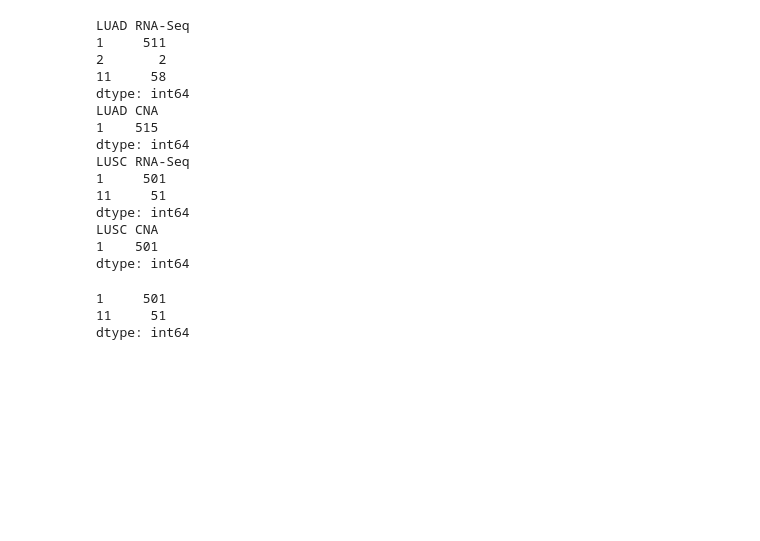
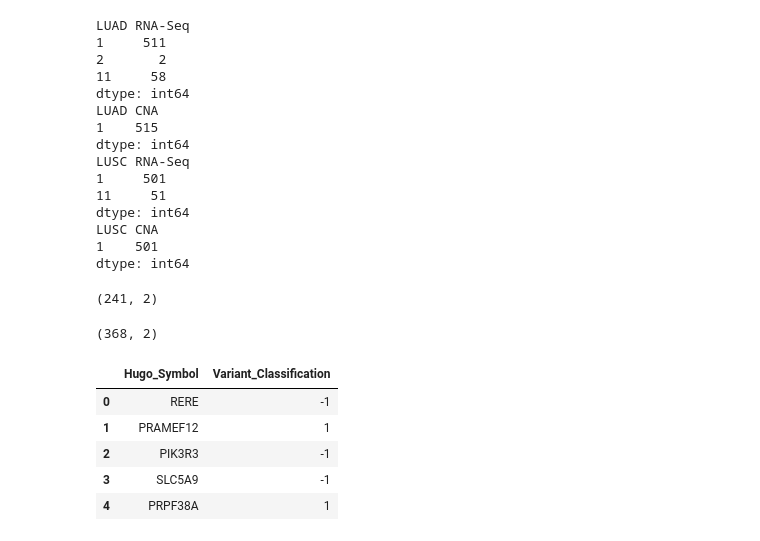
Before and after one commit to nitinksingh/driver, a Jupyter notebook: scratch-driver.ipynb, the cells around one changed output. Saved outputs shown, nothing was run; the diff lists cells and outputs as text; code cells hidden in the pictures; blank space fills up the shorter version.

```diff
--- a/scratch-driver.ipynb
+++ b/scratch-driver.ipynb
@@ -102,9 +102,3 @@ dtype: int64
 LUSC CNA
 1    501
 dtype: int64
-# %%
-samples
-# %% [output]
-1     501
-11     51
-dtype: int64
@@ -110,0 +111,25 @@ dtype: int64
+# %%
+replace_dict = dict.fromkeys(df1['Variant_Classification'].unique(), -1)
+replace_dict.update({'Silent':1})
+df1.replace(replace_dict.keys(), replace_dict.values(), inplace=True)
+df1.drop_duplicates(inplace=True)
+df1.shape
+# %% [output]
+(241, 2)
+# %%
+replace_dict = dict.fromkeys(df2['Variant_Classification'].unique(), -1)
+replace_dict.update({'Silent':1})
+df2.replace(replace_dict.keys(), replace_dict.values(), inplace=True)
+df2.drop_duplicates(inplace=True)
+df2.shape
+# %% [output]
+(368, 2)
+# %%
+df2.head()
+# %% [output]
+|  | Hugo_Symbol | Variant_Classification |
+| 0 | RERE | -1 |
+| 1 | PRAMEF12 | 1 |
+| 2 | PIK3R3 | -1 |
+| 3 | SLC5A9 | -1 |
+| 4 | PRPF38A | 1 |
```
Also changed, not shown: parts of 6 cells of this notebook, 3 other files.
